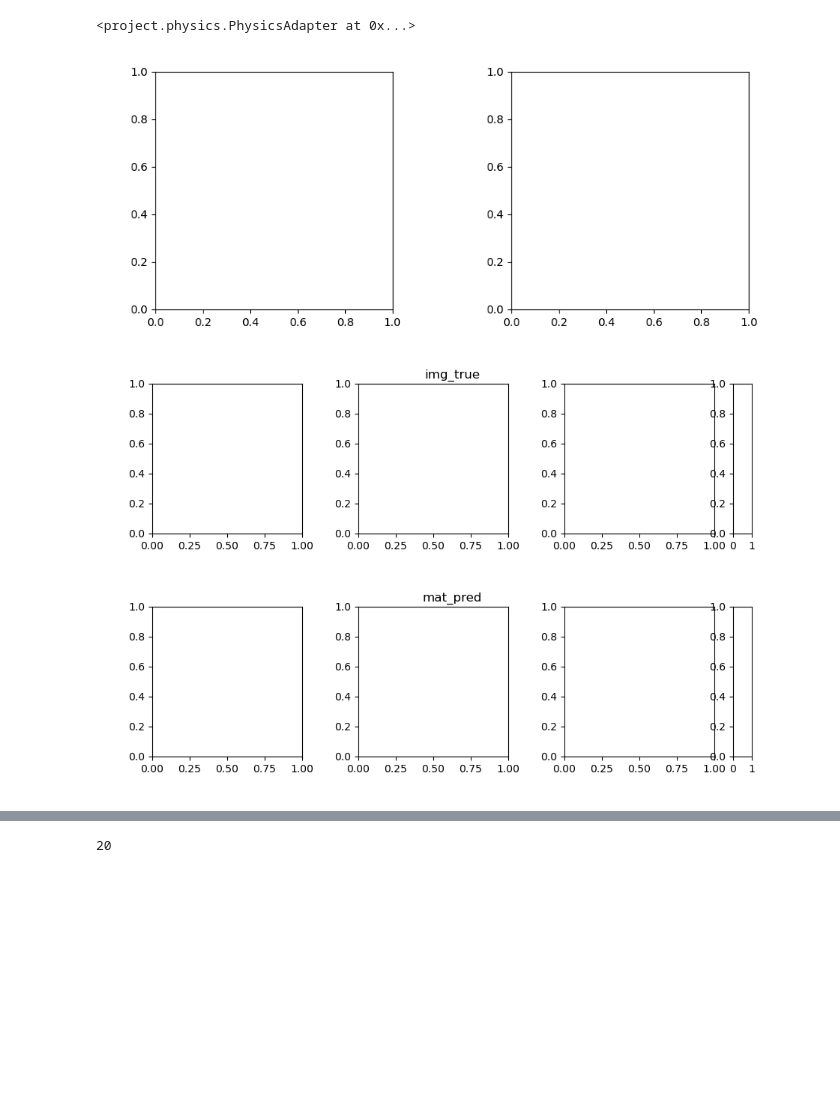
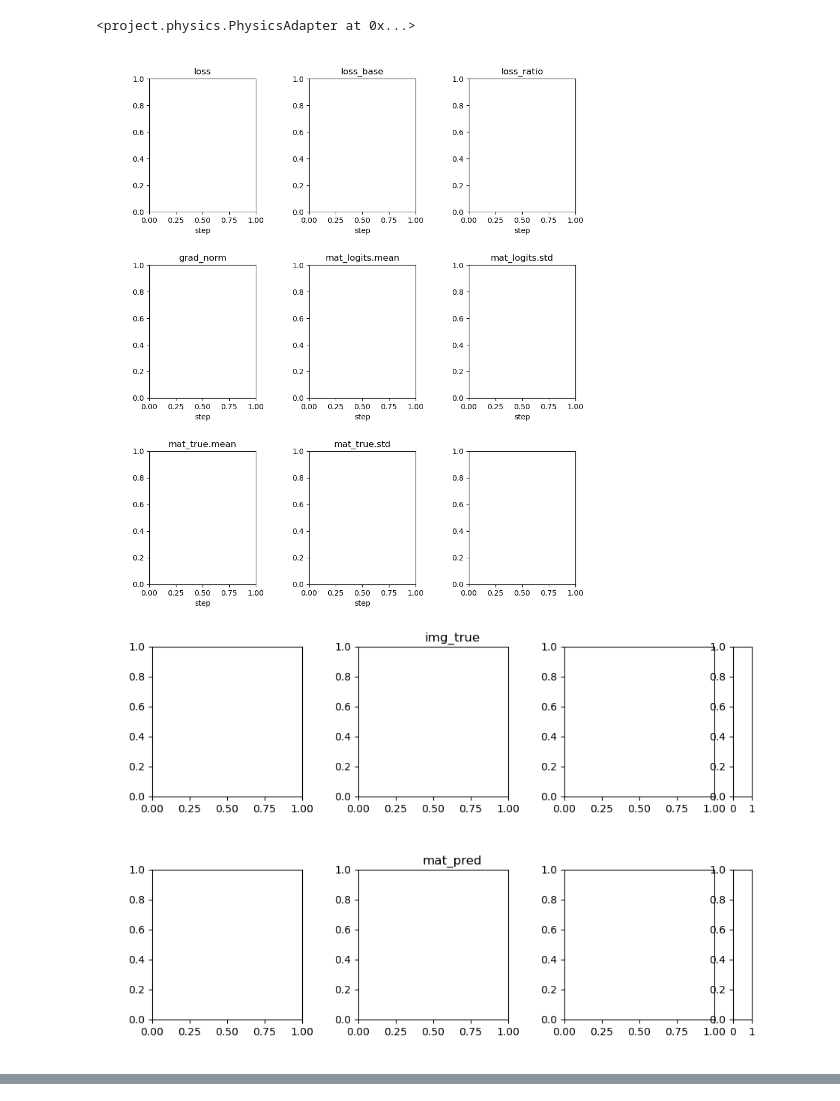
Before and after one commit to mattragoza/lung-project, a Jupyter notebook: notebooks/shapenet/30-training-interactive.ipynb, the cells around one changed output, grey strips where cells are left out. Saved outputs shown, nothing was run; the diff lists cells and outputs as text; code cells hidden in the pictures; blank space fills up the shorter version.

Commit message:
benchmarking and diagnostics

```diff
--- a/notebooks/shapenet/30-training-interactive.ipynb
+++ b/notebooks/shapenet/30-training-interactive.ipynb
@@ -79,12 +71,0 @@ cmap
-# %%
-import project.visual.matplotlib
-
-ex = examples[0]
-image = project.core.fileio.load_nibabel(ex.paths['input_image'])
-project.visual.matplotlib.SliceViewer(image.get_fdata(), cmap='gray')
-
-mask = project.core.fileio.load_nibabel(ex.paths['material_mask'])
-project.visual.matplotlib.SliceViewer(mask.get_fdata(), cmap=cmap, vmin=1, vmax=5)
-
-E_true = project.core.fileio.load_nibabel(ex.paths['elastic_field'])
-project.visual.matplotlib.SliceViewer(E_true.get_fdata(), cmap='jet', vmin=0, vmax=1e4)
@@ -152,14 +107,18 @@ dict(len=4)
 %autoreload
 import project.datasets.torch
 
-use_cache = False
+transform_kws = train_config['transform']
+use_cache = len(examples) < 100
+
 train_set = project.datasets.torch.TorchDataset(train_ex, use_cache=use_cache, **transform_kws)
 test_set = project.datasets.torch.TorchDataset(test_ex, use_cache=use_cache,  **transform_kws)
 val_set = project.datasets.torch.TorchDataset(val_ex, use_cache=use_cache, **transform_kws)
 # %%
 loader_kws = train_config['loader'].copy()
+loader_kws['shuffle'] = True
 loader_kws['batch_size']  = 1
 loader_kws['num_workers'] = 0
+del loader_kws['persistent_workers'], loader_kws['prefetch_factor']
 
 collate_fn = project.datasets.torch.collate_fn
 train_loader = torch.utils.data.DataLoader(train_set, collate_fn=collate_fn, **loader_kws)
@@ -285,42 +247,41 @@ physics_adapter
 # %%
 import torch.optim
 optimizer_kws = train_config['optimizer'].copy()
-optimizer_kws['lr'] = 5e-4
+optimizer_kws['lr'] = 1e-3
 optimizer_cls = getattr(torch.optim, optimizer_kws.pop('_class'))
 optimizer = optimizer_cls(model.parameters(), **optimizer_kws)
 # %%
 %autoreload
 import project.training
 import project.evaluation
 
 trainer_kws = train_config['trainer'].copy()
+
+torch.backends.cudnn.benchmark = False
+torch.backends.cudnn.deterministic = True
+
+callbacks = [
+    project.evaluation.LoggerCallback(task.metric_keys),
+    project.evaluation.PlotterCallback(task.metric_keys),
+    project.evaluation.ViewerCallback(task.viewer_keys),
+    #project.evaluation.EvaluatorCallback(n_labels=task.material_labels),
+    project.evaluation.TimerCallback(),
+]
 
 trainer = project.training.Trainer(
     task=task,
     model=model,
     optimizer=optimizer,
     physics_adapter=physics_adapter,
     train_loader=train_loader,
     test_loader=test_loader,
     val_loader=val_loader,
-    callbacks=[
-        project.evaluation.LoggerCallback(),
-        project.evaluation.PlotterCallback(task.plotter_keys),
-        project.evaluation.ViewerCallback(task.viewer_keys, n_labels=task.material_labels),
-        #project.evaluation.EvaluatorCallback(n_labels=task.material_labels)
-    ],
-    eval_physics=False
+    callbacks=callbacks
 )
-#trainer.load_state(epoch=20)
 # %% [output]
-[figure, old version]
+[figure, new version]
 [figure]
 [figure]
 [figure]
-# %%
-num_epochs = max(20, 2000 // len(examples))
-num_epochs
-# %% [output]
-20
 # %%
 %autoreload
```
Also changed, not shown: parts of 15 cells of this notebook, 6 other files.
